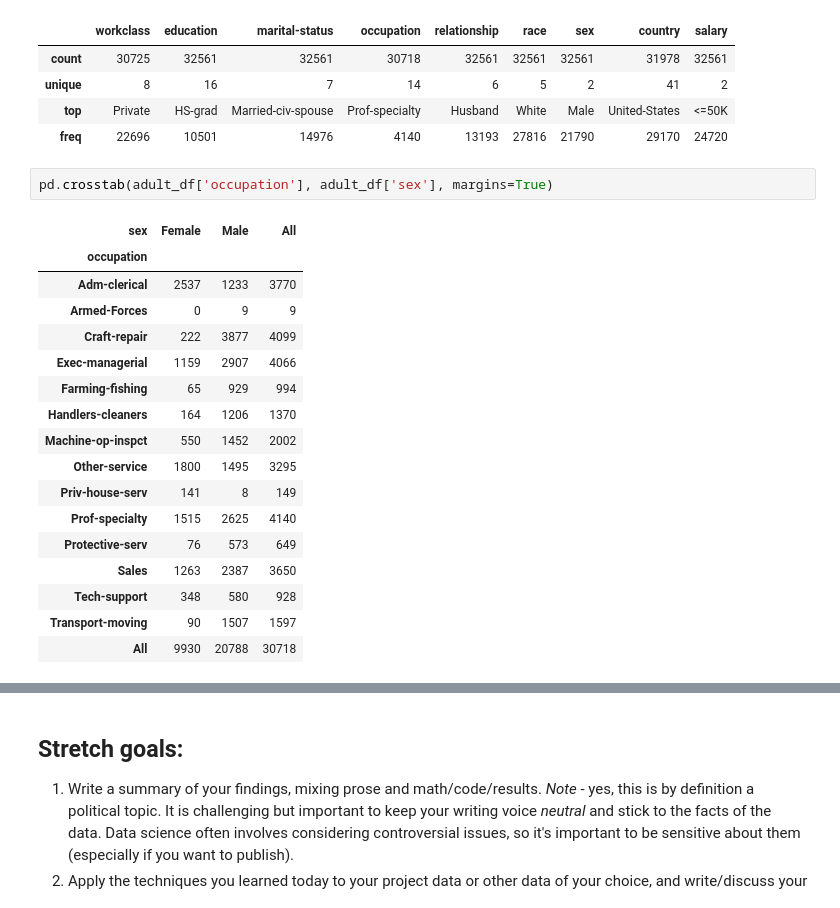
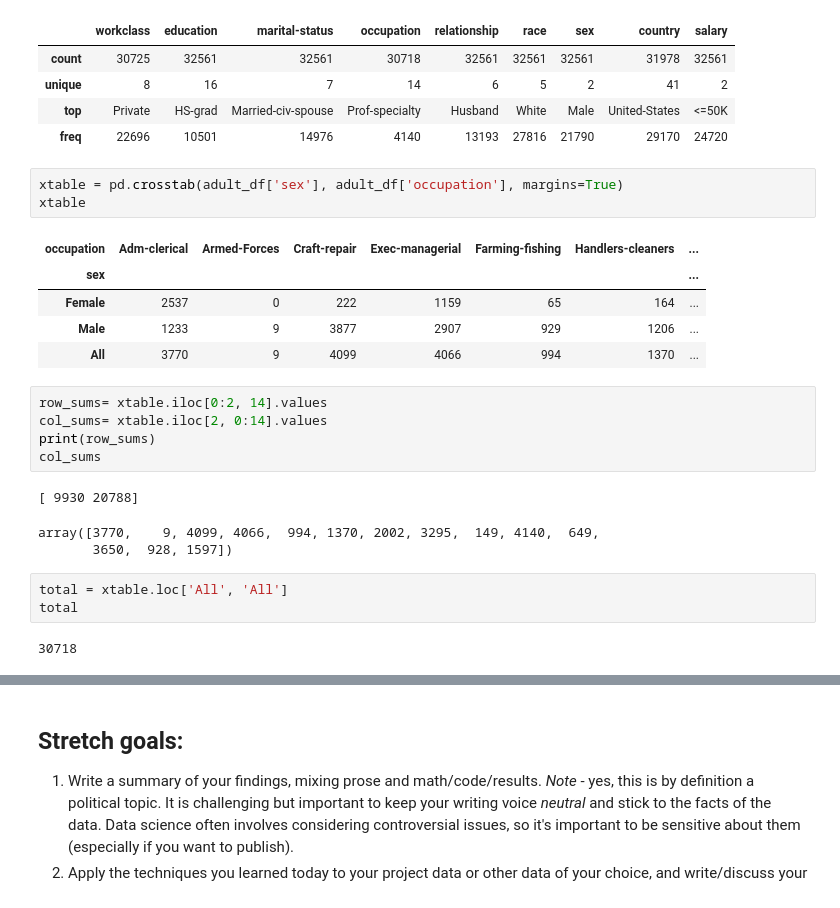
Before and after one commit to manic2man/DS-Unit-1-Sprint-2-Statistics, a Jupyter notebook: module2/LS_DS_122_Sampling_Confidence_Intervals_and_Hypothesis_Testing_Assignment.ipynb, the cells around one changed output, grey strips where cells are left out. Drawn from its saved outputs; the diff is of its cells as text.

```diff
--- a/module2/LS_DS_122_Sampling_Confidence_Intervals_and_Hypothesis_Testing_Assignment.ipynb
+++ b/module2/LS_DS_122_Sampling_Confidence_Intervals_and_Hypothesis_Testing_Assignment.ipynb
@@ -155,22 +155,25 @@ adult_df.describe(exclude = 'number')
 | top | Private | HS-grad | Married-civ-spouse | Prof-specialty | Husband | White | Male | United-States | <=50K |
 | freq | 22696 | 10501 | 14976 | 4140 | 13193 | 27816 | 21790 | 29170 | 24720 |
 # %%
-pd.crosstab(adult_df['occupation'], adult_df['sex'], margins=True)
+xtable = pd.crosstab(adult_df['sex'], adult_df['occupation'], margins=True)
+xtable
 # %% [output]
-| sex | Female | Male | All |
-| occupation |  |  |  |
-| Adm-clerical | 2537 | 1233 | 3770 |
-| Armed-Forces | 0 | 9 | 9 |
-| Craft-repair | 222 | 3877 | 4099 |
-| Exec-managerial | 1159 | 2907 | 4066 |
-| Farming-fishing | 65 | 929 | 994 |
-| Handlers-cleaners | 164 | 1206 | 1370 |
-| Machine-op-inspct | 550 | 1452 | 2002 |
-| Other-service | 1800 | 1495 | 3295 |
-| Priv-house-serv | 141 | 8 | 149 |
-| Prof-specialty | 1515 | 2625 | 4140 |
-| Protective-serv | 76 | 573 | 649 |
-| Sales | 1263 | 2387 | 3650 |
-| Tech-support | 348 | 580 | 928 |
-| Transport-moving | 90 | 1507 | 1597 |
-| All | 9930 | 20788 | 30718 |
+| occupation | Adm-clerical | Armed-Forces | Craft-repair | Exec-managerial | Farming-fishing | Handlers-cleaners | ... |
+| sex |  |  |  |  |  |  | ... |
+| Female | 2537 | 0 | 222 | 1159 | 65 | 164 | ... |
+| Male | 1233 | 9 | 3877 | 2907 | 929 | 1206 | ... |
+| All | 3770 | 9 | 4099 | 4066 | 994 | 1370 | ... |
+# %%
+row_sums= xtable.iloc[0:2, 14].values
+col_sums= xtable.iloc[2, 0:14].values
+print(row_sums)
+col_sums
+# %% [output]
+[ 9930 20788]
+array([3770,    9, 4099, 4066,  994, 1370, 2002, 3295,  149, 4140,  649,
+       3650,  928, 1597])
+# %%
+total = xtable.loc['All', 'All']
+total
+# %% [output]
+30718
```
Also changed, not shown: parts of 9 cells of this notebook.
